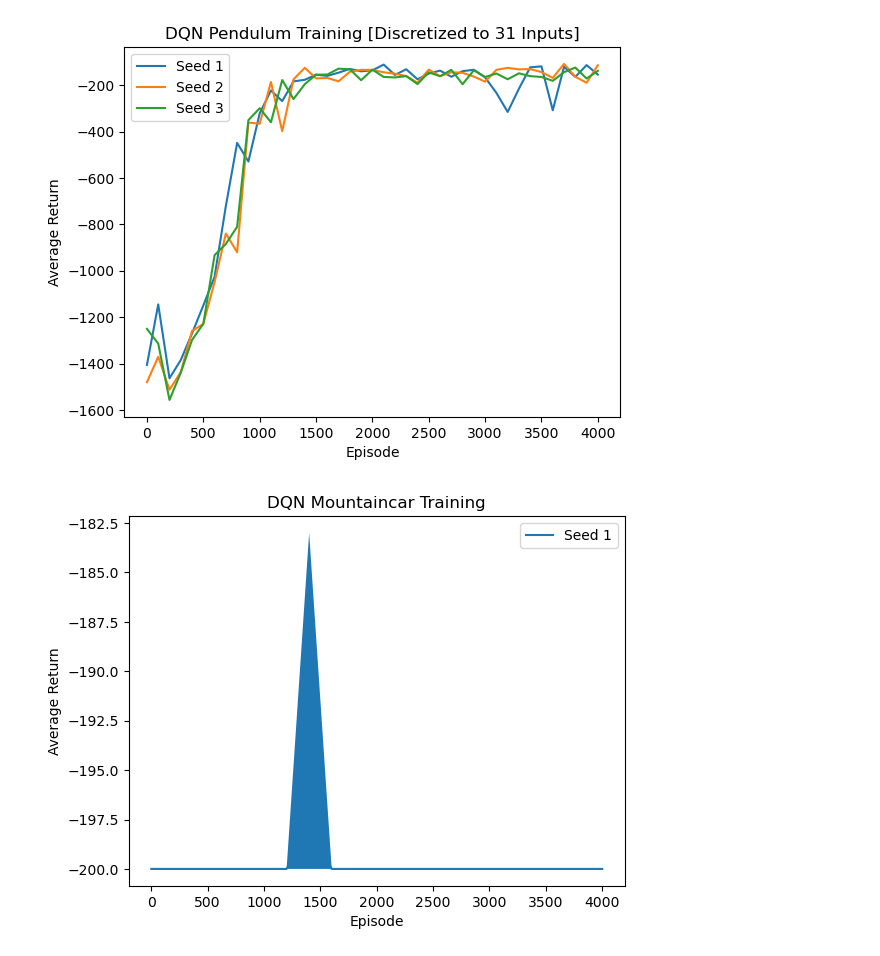
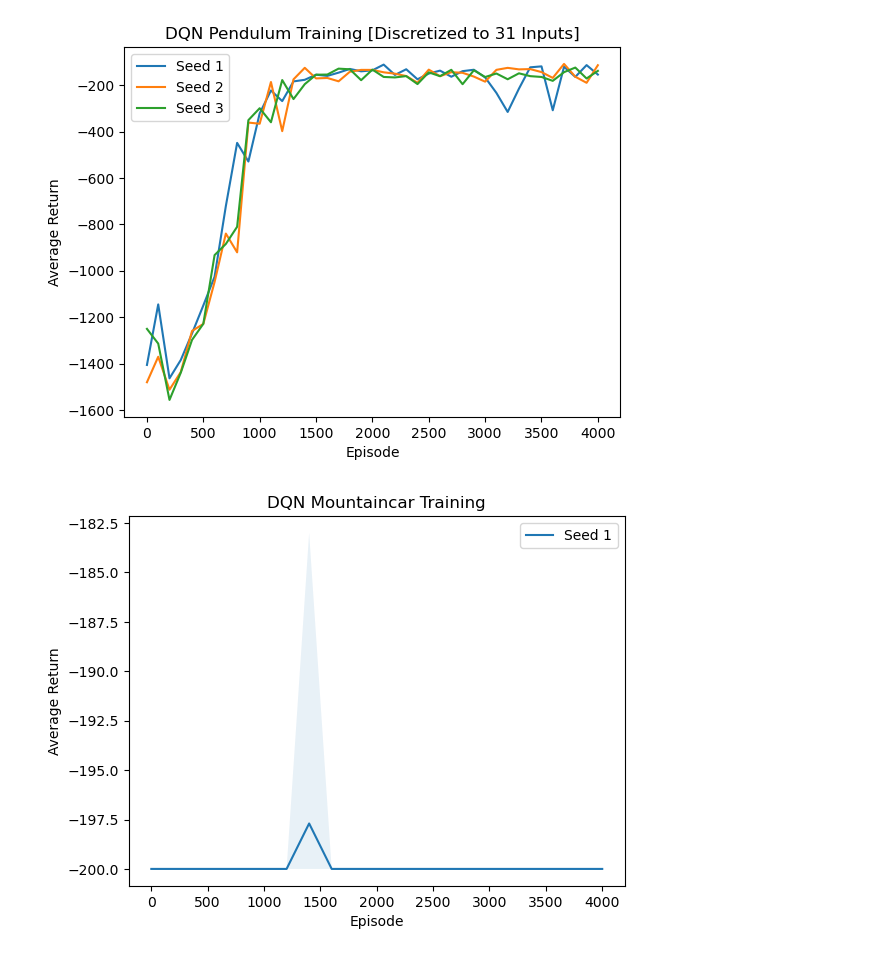
Before and after one commit to AndyPiantoni/ReinforceUs, a Jupyter notebook: plots.ipynb, the cells around one changed output. Drawn from its saved outputs; the diff is of its cells as text; code cells hidden in the pictures.

```diff
--- a/plots.ipynb
+++ b/plots.ipynb
@@ -55,16 +55,16 @@ plt.show()
 # %%
 
 PATH = "Poster_Training/"
 df_1 = pd.read_csv(PATH + "DQN_Mountaincar_rewards_run1.csv", skipinitialspace=True)
 
 fig, ax = plt.subplots()
 
 df_1.plot(x='Episode', y='avg_return', label='Seed 1', ax=ax)
-ax.fill_between(df_1['Episode'], df_1['min_return'], df_1['max_return'], color='lightblue')
+ax.fill_between(df_1['Episode'], df_1['min_return'], df_1['max_return'], alpha = 0.1)
 
 plt.title('DQN Mountaincar Training')
 plt.xlabel('Episode')
 plt.ylabel('Average Return')
 plt.show()
 # %% [output]
-[figure, old version]
+[figure, new version]
```
Also changed, not shown: 2 other files.
